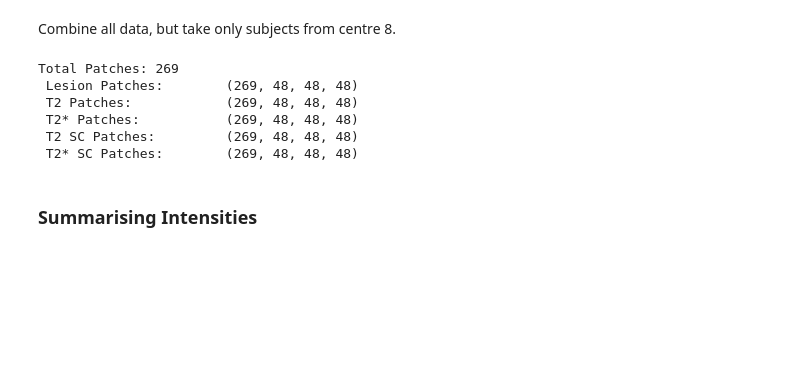
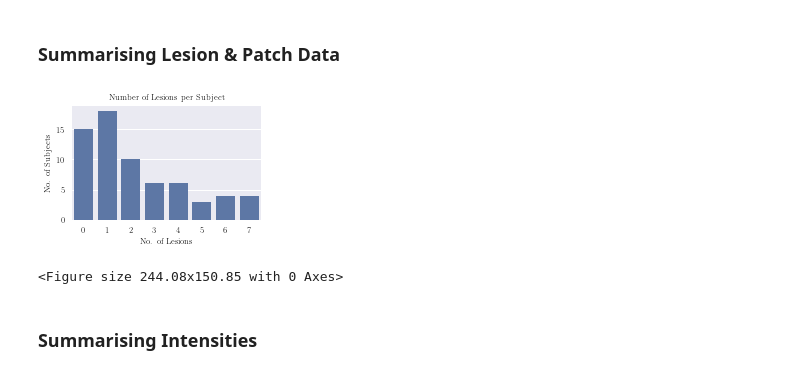
Before and after one commit to rickymwalsh/sc-segmentation, a Jupyter notebook: data-exploration.ipynb, the cells around one changed output. Saved outputs shown, nothing was run; the diff lists cells and outputs as text; code cells hidden in the pictures; blank space fills up the shorter version.

Commit message:
Results Plots

```diff
--- a/data-exploration.ipynb
+++ b/data-exploration.ipynb
@@ -68,5 +71,6 @@ latexify()  # Adjust default matplotlib settings for ACM Latex format.
 # %%
-centres_df = pd.read_csv('subject-centres.csv', dtype={'patientId': str, 'centerId': str, 'include': np.int8})
+centres_df = pd.read_csv('data/subject-centres.csv', dtype={'patientId': str, 'centerId': str, 'include': np.int8, 'has_lesion':np.int8})
 centres_df = centres_df[centres_df['include'] == 1] # Remove subjects with data issues.
-centre8_subjects = centres_df[centres_df['centerId']=='8']['patientId'].tolist()
+subject_list = centres_df['patientId'].tolist()
+# centre8_subjects = centres_df[centres_df['centerId']=='8']['patientId'].tolist()
 # %% [markdown]
@@ -74,5 +78,5 @@ centre8_subjects = centres_df[centres_df['centerId']=='8']['patientId'].tolist()
 # %%
-root_dir = os.path.join('ot_da_v0', 'Data', 'SCSeg')
+root_dir = os.path.join('data', 'SCSeg')
 subjects = os.listdir(root_dir)
 n_lesions={}; lesion_data={}; t2_data={}; t2s_data={}; t2_SC_data={}; t2s_SC_data={};
 
@@ -81,33 +85,12 @@ for subj in subjects:
     lesion_img_data = lesion_img.get_fdata()
     n_lesions[subj] = max(np.unique(lesion_img_data.ravel()))
 
-    res_dir = os.path.join(root_dir, subj, 'SC', 'res')
-    lesion_data[subj] = np.load(os.path.join(res_dir, 'patches_lesion.npy'))
-    t2_data[subj]     = np.load(os.path.join(res_dir, 'patches_t2.npy'))
-    t2s_data[subj]    = np.load(os.path.join(res_dir, 'patches_t2s.npy'))
-    t2_SC_data[subj]  = np.load(os.path.join(res_dir, 'patches_t2_SC.npy'))
-    t2s_SC_data[subj] = np.load(os.path.join(res_dir, 'patches_t2s_SC.npy'))
+    patches_dir = os.path.join(root_dir, subj, 'patches')
+    lesion_data[subj] = np.load(os.path.join(patches_dir, 'patches_lesion.npy'))
+    t2_data[subj]     = np.load(os.path.join(patches_dir, 'patches_t2.npy'))
+    t2s_data[subj]    = np.load(os.path.join(patches_dir, 'patches_t2s.npy'))
+    t2_SC_data[subj]  = np.load(os.path.join(patches_dir, 'patches_t2_SC.npy'))
+    t2s_SC_data[subj] = np.load(os.path.join(patches_dir, 'patches_t2s_SC.npy'))
 
     if not (lesion_data[subj].shape == t2_data[subj].shape) & (lesion_data[subj].shape == t2s_data[subj].shape):
         print('Different shapes for subj {}:\n\tLesion: {}, T2: {}, T2*: {}'.format(subj, lesion.shape, t2.shape, t2s.shape))
-# %% [markdown]
-Combine all data, but take only subjects from centre 8.
-# %%
-# Collapse all patches into one Numpy array.
-patches_lesion = np.concatenate([lesion_data[subj] for subj in centre8_subjects])
-patches_t2 = np.concatenate([t2_data[subj] for subj in centre8_subjects])
-patches_t2s = np.concatenate([t2s_data[subj] for subj in centre8_subjects])
-patches_t2_SC = np.concatenate([t2_SC_data[subj] for subj in centre8_subjects])
-patches_t2s_SC = np.concatenate([t2s_SC_data[subj] for subj in centre8_subjects])
-# Record which subject corresponds to which patch
-patches_subjects = [subj for subj in centre8_subjects for i in range(0,lesion_data[subj].shape[0])]
-
-print("Total Patches: {}\n Lesion Patches:\t{}\n T2 Patches:\t\t{}\n T2* Patches:\t\t{}\n T2 SC Patches:\t\t{}\n T2* SC Patches:\t{}"
-      .format(len(patches_subjects), patches_lesion.shape, patches_t2.shape, patches_t2s.shape, patches_t2_SC.shape, patches_t2s_SC.shape))
-# %% [output]
-Total Patches: 269
- Lesion Patches:        (269, 48, 48, 48)
- T2 Patches:            (269, 48, 48, 48)
- T2* Patches:           (269, 48, 48, 48)
- T2 SC Patches:         (269, 48, 48, 48)
- T2* SC Patches:        (269, 48, 48, 48)
@@ -135,3 +97,16 @@ def plot_hist(data, bin_width, xmin=None, xmax=None, prop=False, xlab='', ylab='
+# %% [markdown]
+### Summarising Lesion & Patch Data
+# %%
+lesion_count = np.unique([int(n_lesions[subj]) for subj in subject_list], return_counts=True)
+sns.barplot(x=lesion_count[0], y=lesion_count[1], color='#5173b1')
+plt.xlabel('No. of Lesions')
+plt.ylabel('No. of Subjects')
+plt.title('Number of Lesions per Subject')
+plt.show()
+plt.savefig(os.path.join('report', 'plots', 'lesions_per_subject.pdf'))
+# %% [output]
+[figure, added]
+<Figure size 244.08x150.85 with 0 Axes>
 # %% [markdown]
 ### Summarising Intensities
 # %% [markdown]
```
Also changed, not shown: parts of 59 cells of this notebook.
